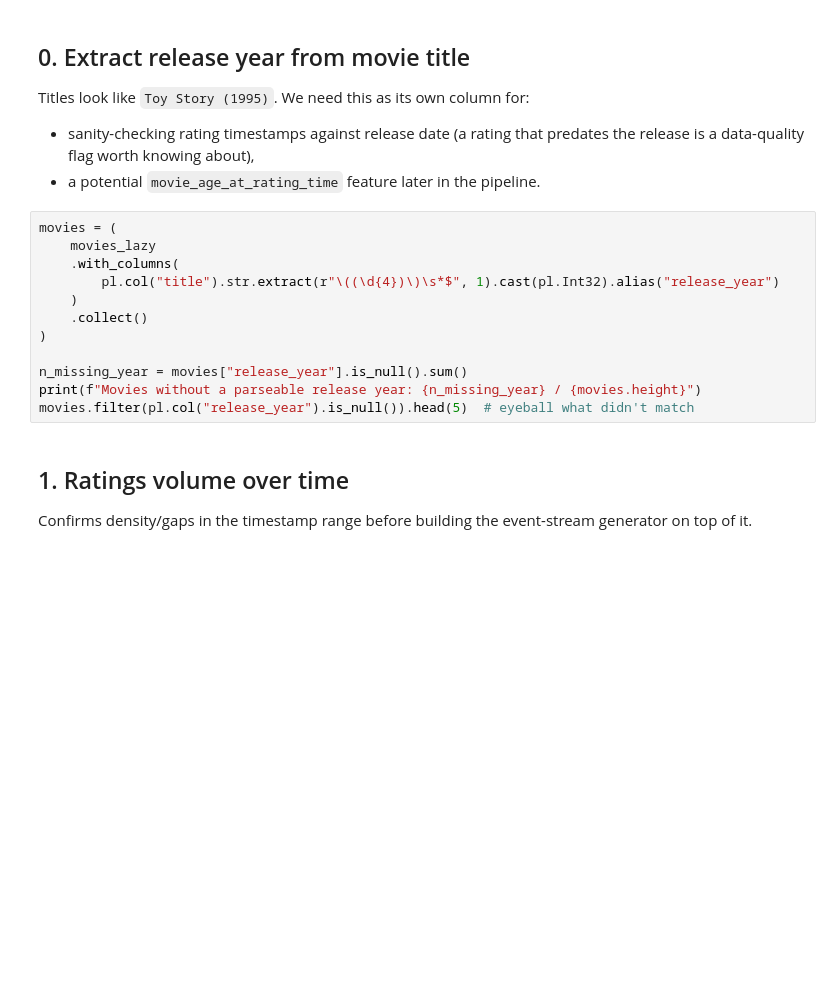
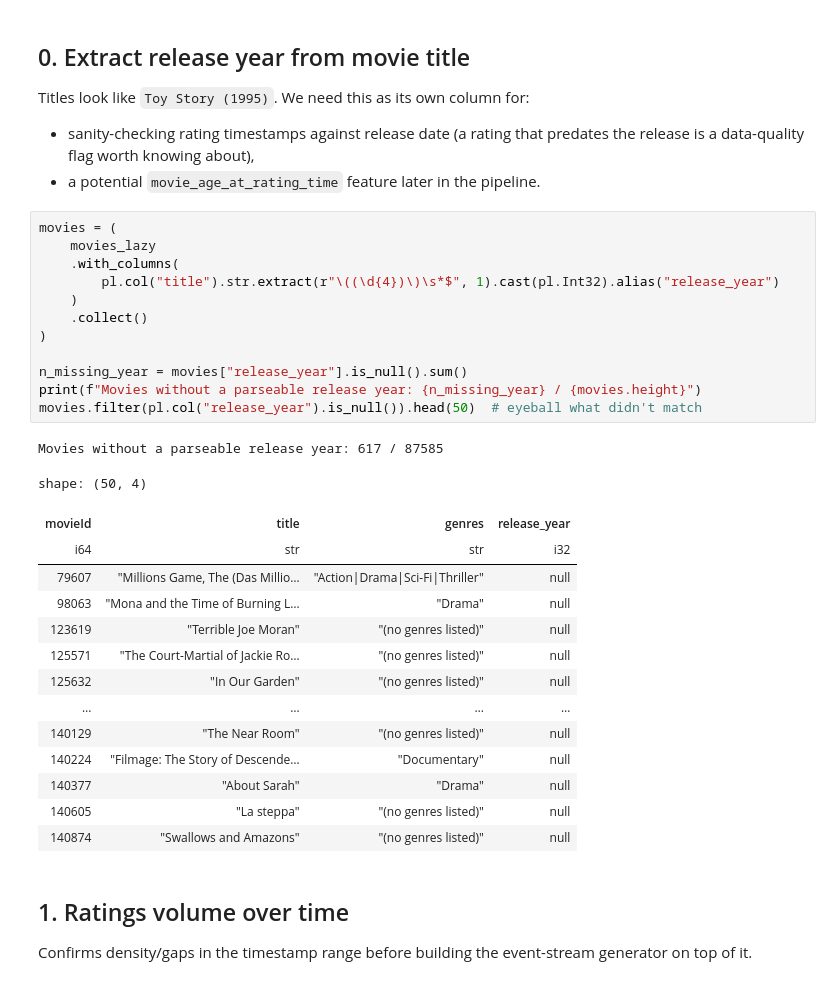
Before and after one commit to phabrahao/recsys-portfolio, a Jupyter notebook: 01_feature_pipeline/eda.ipynb, the cells around one changed output. Saved outputs shown, nothing was run; the diff lists cells and outputs as text; blank space fills up the shorter version.

```diff
--- a/01_feature_pipeline/eda.ipynb
+++ b/01_feature_pipeline/eda.ipynb
@@ -54,15 +57,31 @@ Titles look like `Toy Story (1995)`. We need this as its own column for:
 # %%
 movies = (
     movies_lazy
     .with_columns(
         pl.col("title").str.extract(r"\((\d{4})\)\s*$", 1).cast(pl.Int32).alias("release_year")
     )
     .collect()
 )
 
 n_missing_year = movies["release_year"].is_null().sum()
 print(f"Movies without a parseable release year: {n_missing_year} / {movies.height}")
-movies.filter(pl.col("release_year").is_null()).head(5)  # eyeball what didn't match
+movies.filter(pl.col("release_year").is_null()).head(50)  # eyeball what didn't match
+# %% [output]
+Movies without a parseable release year: 617 / 87585
+shape: (50, 4)
+| movieId | title | genres | release_year |
+| i64 | str | str | i32 |
+| 79607 | "Millions Game, The (Das Millio… | "Action|Drama|Sci-Fi|Thriller" | null |
+| 98063 | "Mona and the Time of Burning L… | "Drama" | null |
+| 123619 | "Terrible Joe Moran" | "(no genres listed)" | null |
+| 125571 | "The Court-Martial of Jackie Ro… | "(no genres listed)" | null |
+| 125632 | "In Our Garden" | "(no genres listed)" | null |
+| … | … | … | … |
+| 140129 | "The Near Room" | "(no genres listed)" | null |
+| 140224 | "Filmage: The Story of Descende… | "Documentary" | null |
+| 140377 | "About Sarah" | "Drama" | null |
+| 140605 | "La steppa" | "(no genres listed)" | null |
+| 140874 | "Swallows and Amazons" | "(no genres listed)" | null |
 # %% [markdown]
 ## 1. Ratings volume over time
 Confirms density/gaps in the timestamp range before building the event-stream generator on top of it.
```
Also changed, not shown: parts of 8 cells of this notebook, 8 other files.
